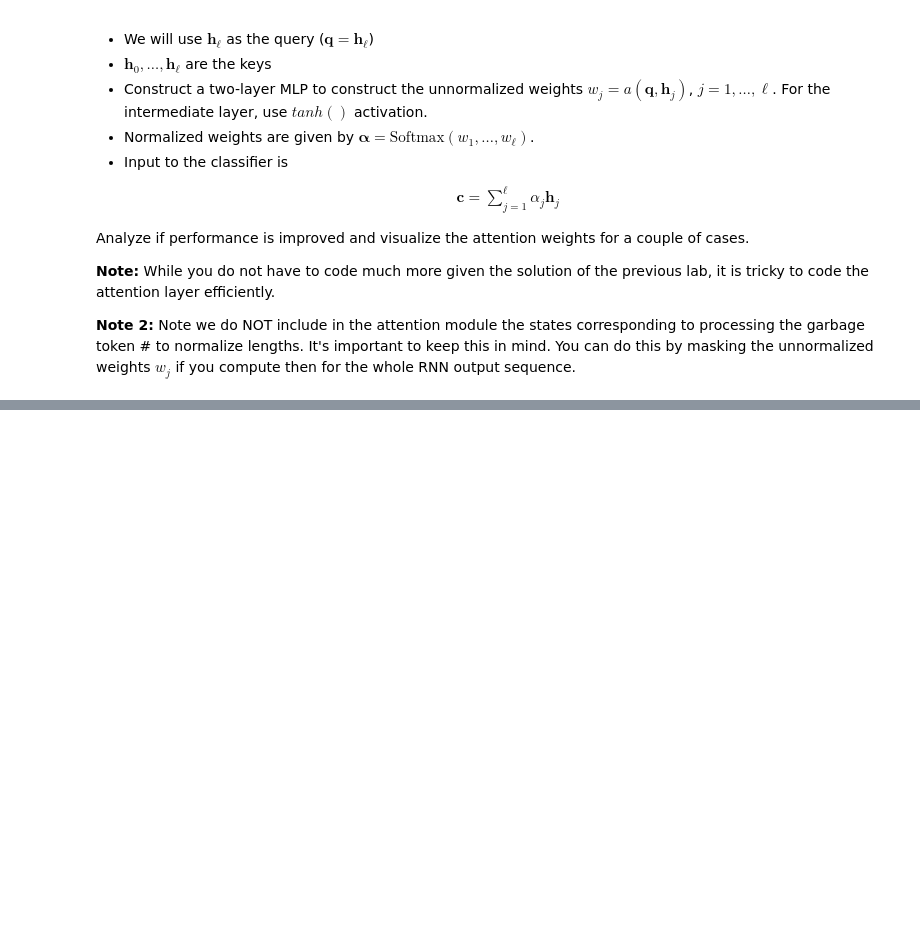
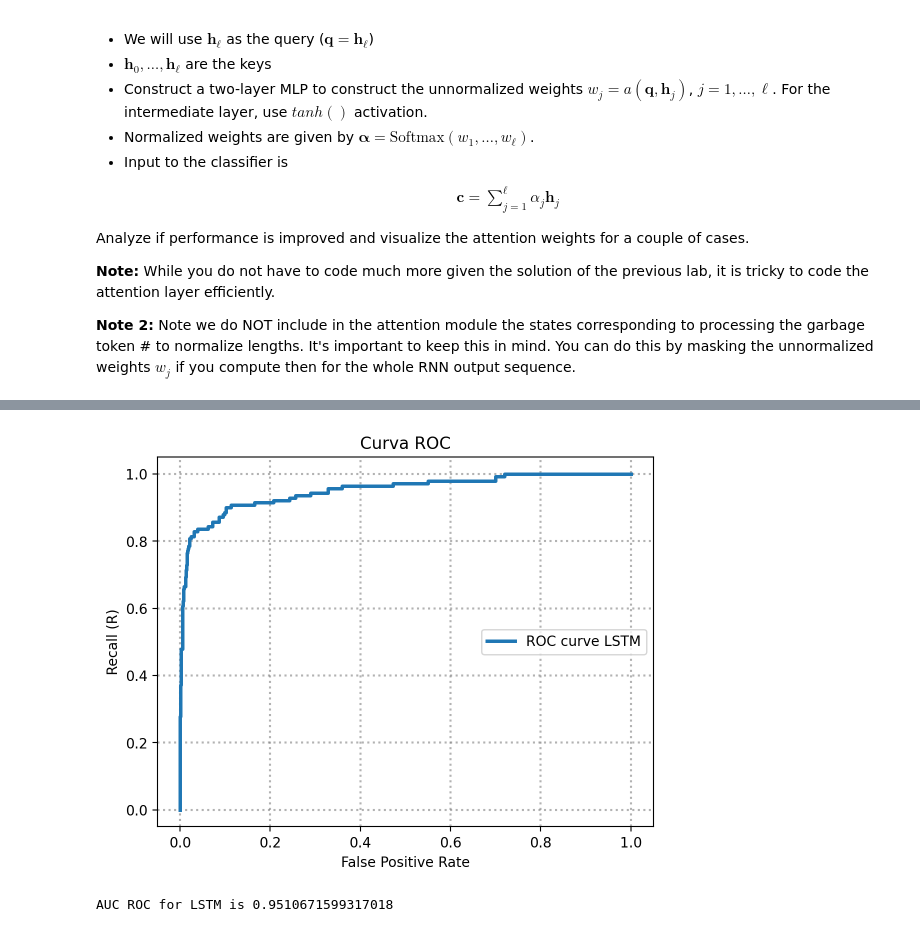
Before and after one commit to danitoribio/neural_networks, a Jupyter notebook: project3/STUDENT_Lab_RNNs_Sentiment_Analysis_with_Attention.ipynb, the cells around one changed output, grey strips where cells are left out. Drawn from its saved outputs; the diff is of its cells as text; code cells hidden in the pictures; blank space fills up the shorter version.

```diff
--- a/project3/STUDENT_Lab_RNNs_Sentiment_Analysis_with_Attention.ipynb
+++ b/project3/STUDENT_Lab_RNNs_Sentiment_Analysis_with_Attention.ipynb
@@ -26,0 +149,7 @@ Analyze if performance is improved and visualize the attention weights for a cou
+# %%
+# List with the length for each sentence
+
+lengths = [len(d) for d in norm_docs]
+
+# Maximum length (in train!)
+max_l = np.max([lengths[d] for d in idx_train])
@@ -26,0 +450,20 @@ Analyze if performance is improved and visualize the attention weights for a cou
+# %%
+from sklearn import metrics
+
+fpr, recall, thresholds = metrics.roc_curve(y_test, probs[:,1], pos_label=1)
+
+fig,ax = plt.subplots()
+plt.plot(fpr,recall,lw=2.5,label='ROC curve LSTM')
+plt.legend(loc=7)
+plt.grid(True, which='major', color='gray', alpha=0.6, linestyle='dotted', lw=1.5)
+plt.xlabel('False Positive Rate')
+plt.ylabel('Recall (R)')
+plt.title('Curva ROC')
+plt.show()
+
+area_roc_LSTM = metrics.roc_auc_score(y_test, probs[:,1])
+
+print(f"AUC ROC for LSTM is {area_roc_LSTM}")
+# %% [output]
+[figure, added]
+AUC ROC for LSTM is 0.9510671599317018
```
Also changed, not shown: parts of 15 cells of this notebook.
